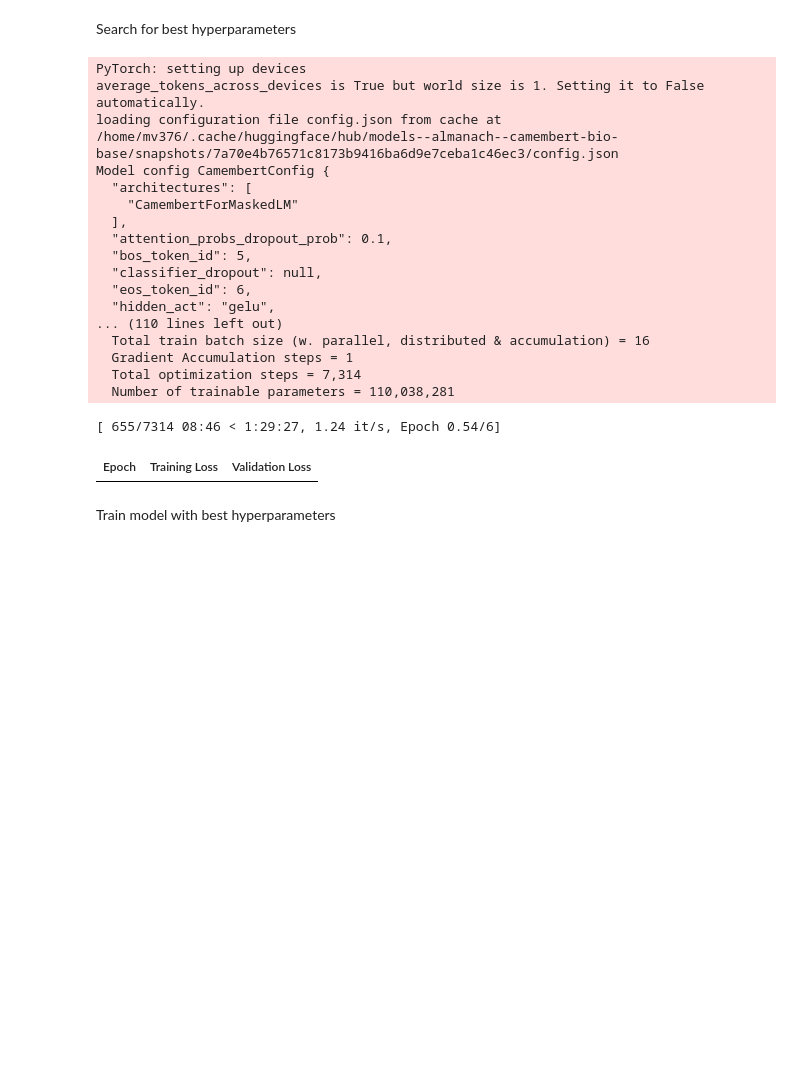
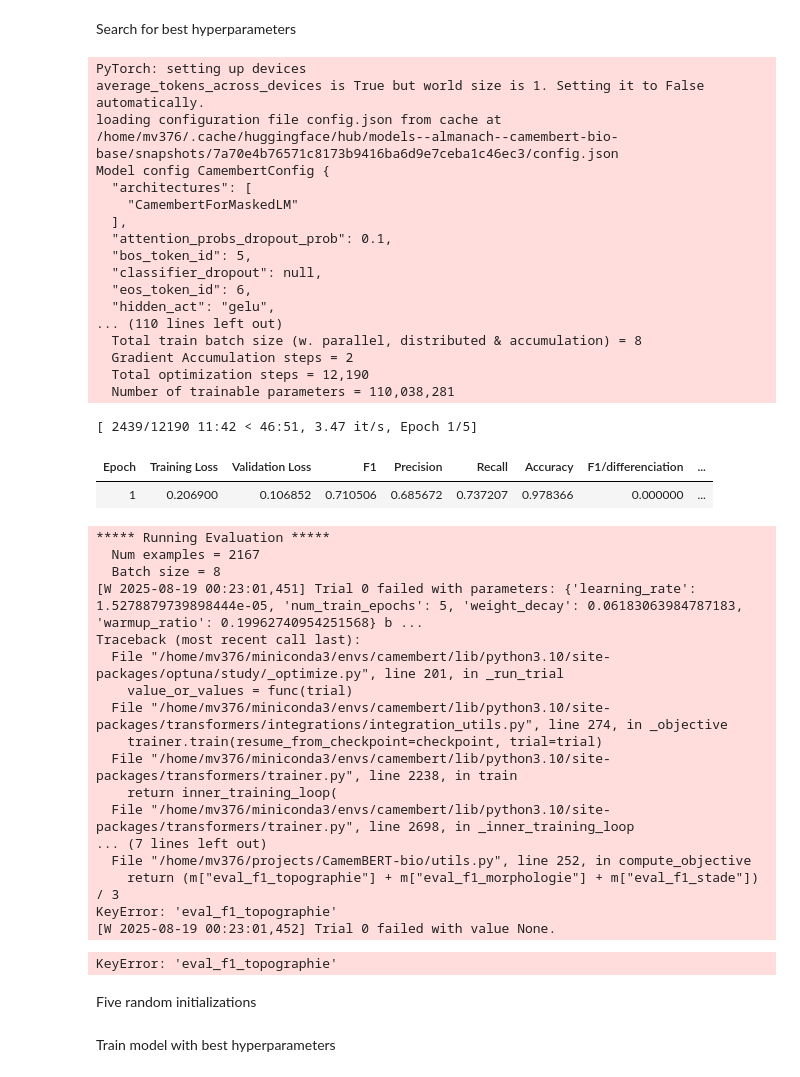
Before and after one commit to mifiguemi/onco-camembert, a Jupyter notebook: 1_train.ipynb, the cells around one changed output. Drawn from its saved outputs; the diff is of its cells as text; code cells hidden in the pictures; blank space fills up the shorter version.

```diff
--- a/1_train.ipynb
+++ b/1_train.ipynb
@@ -88,8 +85,9 @@ model_options = [
 model_args_dict = {
     "model_name":"almanach/camembert-bio-base",
     "num_train_epochs": 5,
-    "per_device_train_batch_size": 8,
-    "per_device_eval_batch_size": 8,
+    "per_device_train_batch_size": 4,
+    "per_device_eval_batch_size": 4,
+    "gradient_accumulation_steps":2,
     "learning_rate": 5e-5,
     "remove_unused_columns": True,
     "seed": 42,
@@ -121,7 +119,7 @@ display(model_name_widget, num_epochs_widget, train_batch_size_widget, lr_widget
 def update_args(*_):
     model_args.model_name = model_name_widget.value
     model_args.num_train_epochs = num_epochs_widget.value
-    model_args.batch_size = train_batch_size_widget.value
+    model_args.per_device_train_batch_size = train_batch_size_widget.value
     model_args.learning_rate = lr_widget.value
 
 for w in [model_name_widget, num_epochs_widget, train_batch_size_widget, lr_widget]:
@@ -237,51 +235,72 @@ model_init = partial(
 # %% [markdown]
 Search for best hyperparameters
 # %%
-args = TrainingArguments(
+hpo_args = TrainingArguments(
     output_dir=OUTPUT_DIR_HPO,
-    eval_strategy="epoch",
+    eval_strategy=model_args.eval_strategy,
     save_strategy="no",
-    report_to="none",
-    metric_for_best_model="f1",
-    greater_is_better=True,
+    report_to=model_args.report_to, # or maybe not?
+    metric_for_best_model=model_args.metric_for_best_model,
+    greater_is_better=model_args.greater_is_better,
     seed=42, data_seed=42,   # fix seed during HPO; vary seeds later
 )
 
-trainer = Trainer(
-    args=args,
+hpo_trainer = Trainer(
+    args=hpo_args,
     model_init=model_init,
     train_dataset=split_train_dataset["train"],
     eval_dataset=split_train_dataset["test"],
     tokenizer=tokenizer,
     data_collator=data_collator,
-    compute_metrics=compute_metrics,  # must return "f1", "precision", "recall", etc.
+    compute_metrics=partial(compute_metrics, label_list=label_list)  # must return "f1", "precision", "recall", etc.
 )
 
-best_run = trainer.hyperparameter_search(
+best_run = hpo_trainer.hyperparameter_search(
     direction="maximize",
     hp_space=hp_space,
-    compute_objective=compute_objective,
+    compute_objective=partial(compute_objective, label_list=label_list),
     n_trials=20,
     backend="optuna"
 )
 print("Best hyperparameters:", best_run.hyperparameters)
 # %% [output]
 PyTorch: setting up devices
 average_tokens_across_devices is True but world size is 1. Setting it to False automatically.
 loading configuration file config.json from cache at /home/mv376/.cache/huggingface/hub/models--almanach--camembert-bio-base/snapshots/7a70e4b76571c8173b9416ba6d9e7ceba1c46ec3/config.json
 Model config CamembertConfig {
   "architectures": [
     "CamembertForMaskedLM"
   ],
   "attention_probs_dropout_prob": 0.1,
   "bos_token_id": 5,
   "classifier_dropout": null,
   "eos_token_id": 6,
   "hidden_act": "gelu",
 ... (110 lines left out)
-  Total train batch size (w. parallel, distributed & accumulation) = 16
-  Gradient Accumulation steps = 1
-  Total optimization steps = 7,314
+  Total train batch size (w. parallel, distributed & accumulation) = 8
+  Gradient Accumulation steps = 2
+  Total optimization steps = 12,190
   Number of trainable parameters = 110,038,281
-[ 655/7314 08:46 < 1:29:27, 1.24 it/s, Epoch 0.54/6]
+[ 2439/12190 11:42 < 46:51, 3.47 it/s, Epoch 1/5]
-| Epoch | Training Loss | Validation Loss |
+| Epoch | Training Loss | Validation Loss | F1 | Precision | Recall | Accuracy | F1/differenciation | ... |
+| 1 | 0.206900 | 0.106852 | 0.710506 | 0.685672 | 0.737207 | 0.978366 | 0.000000 | ... |
+***** Running Evaluation *****
+  Num examples = 2167
+  Batch size = 8
+[W 2025-08-19 00:23:01,451] Trial 0 failed with parameters: {'learning_rate': 1.5278879739898444e-05, 'num_train_epochs': 5, 'weight_decay': 0.06183063984787183, 'warmup_ratio': 0.19962740954251568} b ...
+Traceback (most recent call last):
+  File "/home/mv376/miniconda3/envs/camembert/lib/python3.10/site-packages/optuna/study/_optimize.py", line 201, in _run_trial
+    value_or_values = func(trial)
+  File "/home/mv376/miniconda3/envs/camembert/lib/python3.10/site-packages/transformers/integrations/integration_utils.py", line 274, in _objective
+    trainer.train(resume_from_checkpoint=checkpoint, trial=trial)
+  File "/home/mv376/miniconda3/envs/camembert/lib/python3.10/site-packages/transformers/trainer.py", line 2238, in train
+    return inner_training_loop(
+  File "/home/mv376/miniconda3/envs/camembert/lib/python3.10/site-packages/transformers/trainer.py", line 2698, in _inner_training_loop
+... (7 lines left out)
+  File "/home/mv376/projects/CamemBERT-bio/utils.py", line 252, in compute_objective
+    return (m["eval_f1_topographie"] + m["eval_f1_morphologie"] + m["eval_f1_stade"]) / 3
+KeyError: 'eval_f1_topographie'
+[W 2025-08-19 00:23:01,452] Trial 0 failed with value None.
+KeyError: 'eval_f1_topographie'
+# %% [markdown]
+Five random initializations
```
Also changed, not shown: parts of 6 cells of this notebook, 36 other files.
